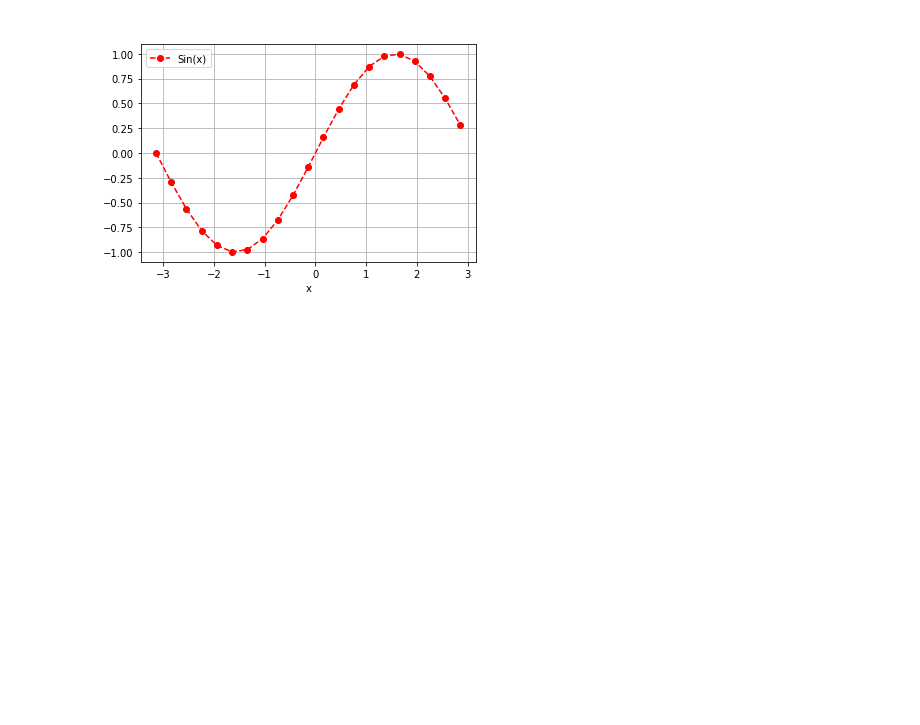
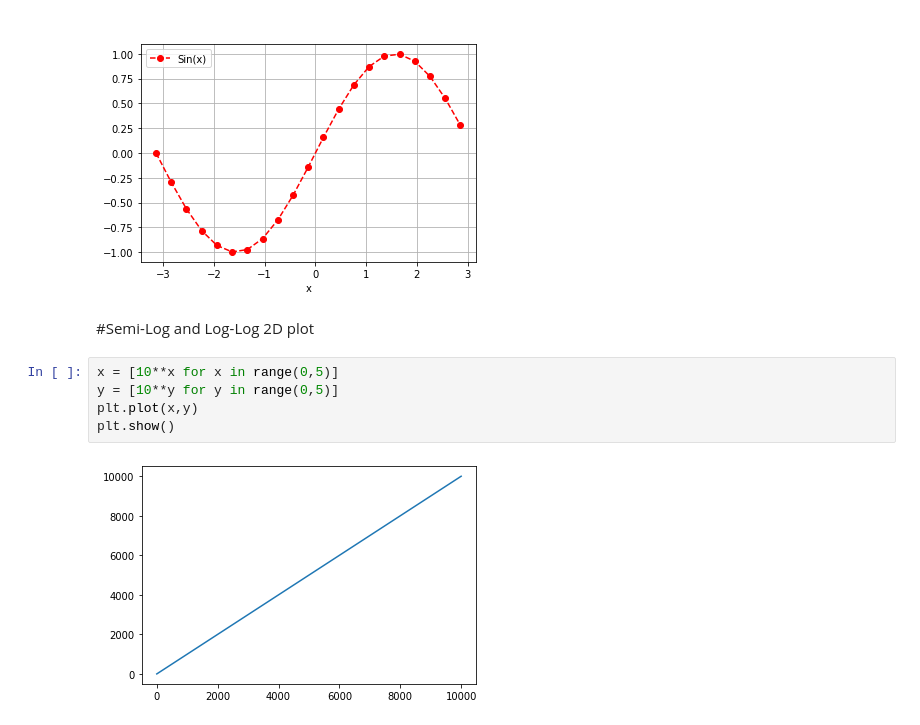
Before and after one commit to dasuntheekshanagit/COMLab, a Jupyter notebook: COMMATPLOT.ipynb, the cells around one changed output. Cells and saved outputs as stored; diff of their text form; blank space fills up the shorter version.

```diff
--- a/COMMATPLOT.ipynb
+++ b/COMMATPLOT.ipynb
@@ -24,3 +24,12 @@ plt.xlabel('x')
 plt.show()
 # %% [output]
 [figure]
+# %% [markdown]
+#Semi-Log and Log-Log 2D plot
+# %%
+x = [10**x for x in range(0,5)]
+y = [10**y for y in range(0,5)]
+plt.plot(x,y)
+plt.show()
+# %% [output]
+[figure, added]
```
Also changed, not shown: parts of 5 cells of this notebook.
